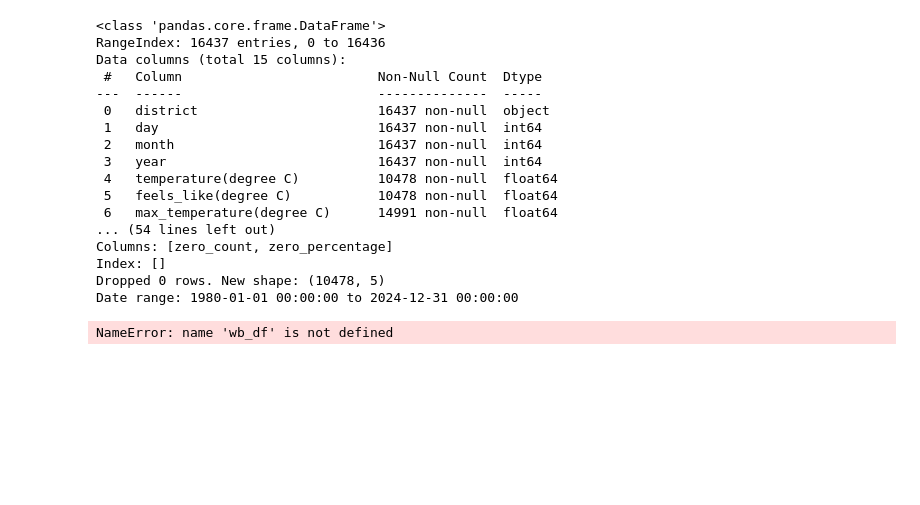
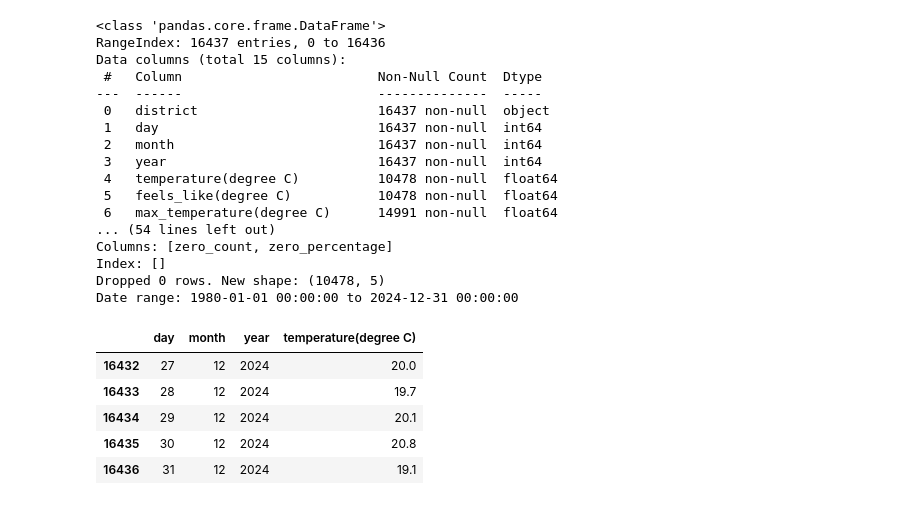
Before and after one commit to not-your-pancake/TCC-ensembling-paper, a Jupyter notebook: 2-Wet-Bulb-Temperature/bagerhat_wet_bulb.ipynb, the cells around one changed output. Cells and saved outputs as stored; diff of their text form; code cells hidden in the pictures; blank space fills up the shorter version.

```diff
--- a/2-Wet-Bulb-Temperature/bagerhat_wet_bulb.ipynb
+++ b/2-Wet-Bulb-Temperature/bagerhat_wet_bulb.ipynb
@@ -60,10 +60,14 @@ with_no_null_WB['date'] = pd.to_datetime(with_no_null_WB[['year','month','day']]
 
 print("Date range:", with_no_null_WB['date'].min(), "to", with_no_null_WB['date'].max())
 
-wb_df['unsurvivable'] = wb_df['Tw'] >= 27.8
-dangerous_days = wb_df[wb_df['unsurvivable']]
 
-print(f"Number of unsurvivable days (Tw >= 27.8°C): {dangerous_days.shape[0]}")
+
+# --------- ERROR ACE EIKHNAE USAMA THIK KORISHI --------------
+
+# with_no_null_WB['unsurvivable'] = with_no_null_WB['Tw'] >= 27.8
+# dangerous_days = with_no_null_WB[with_no_null_WB['unsurvivable']]
+
+# print(f"Number of unsurvivable days (Tw >= 27.8°C): {dangerous_days.shape[0]}")
 # %% [output]
 <class 'pandas.core.frame.DataFrame'>
 RangeIndex: 16437 entries, 0 to 16436
@@ -82,7 +86,15 @@ Columns: [zero_count, zero_percentage]
 Index: []
 Dropped 0 rows. New shape: (10478, 5)
 Date range: 1980-01-01 00:00:00 to 2024-12-31 00:00:00
-NameError: name 'wb_df' is not defined
+# %%
+with_no_null_WB[['day','month','year','temperature(degree C)']].tail()
+# %% [output]
+|  | day | month | year | temperature(degree C) |
+| 16432 | 27 | 12 | 2024 | 20.0 |
+| 16433 | 28 | 12 | 2024 | 19.7 |
+| 16434 | 29 | 12 | 2024 | 20.1 |
+| 16435 | 30 | 12 | 2024 | 20.8 |
+| 16436 | 31 | 12 | 2024 | 19.1 |
 # %%
 # ============================================================
 # 8) TIME SERIES PLOT
```
Also changed, not shown: parts of 1 cell of this notebook, 3 other files.
